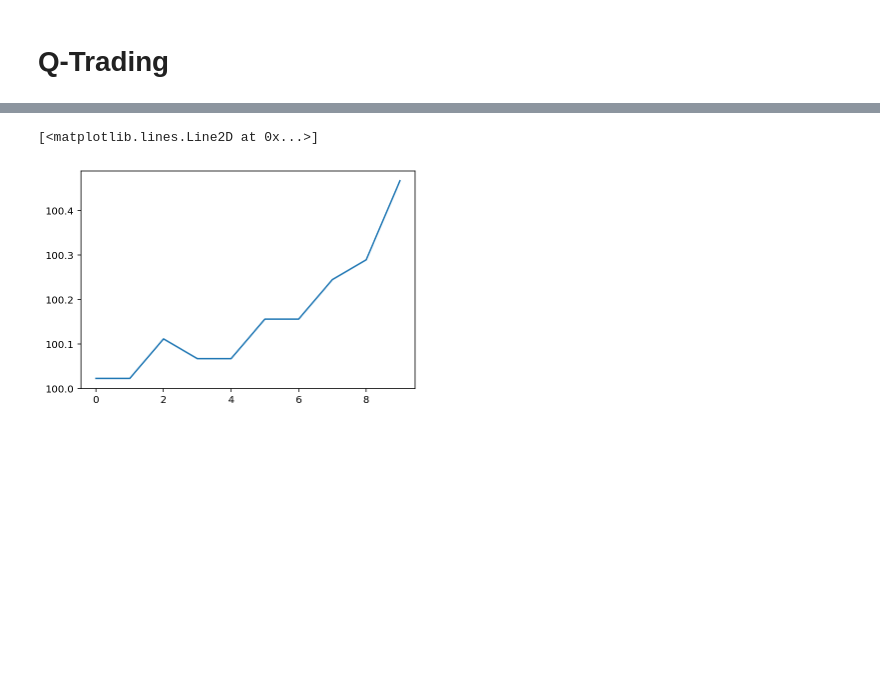
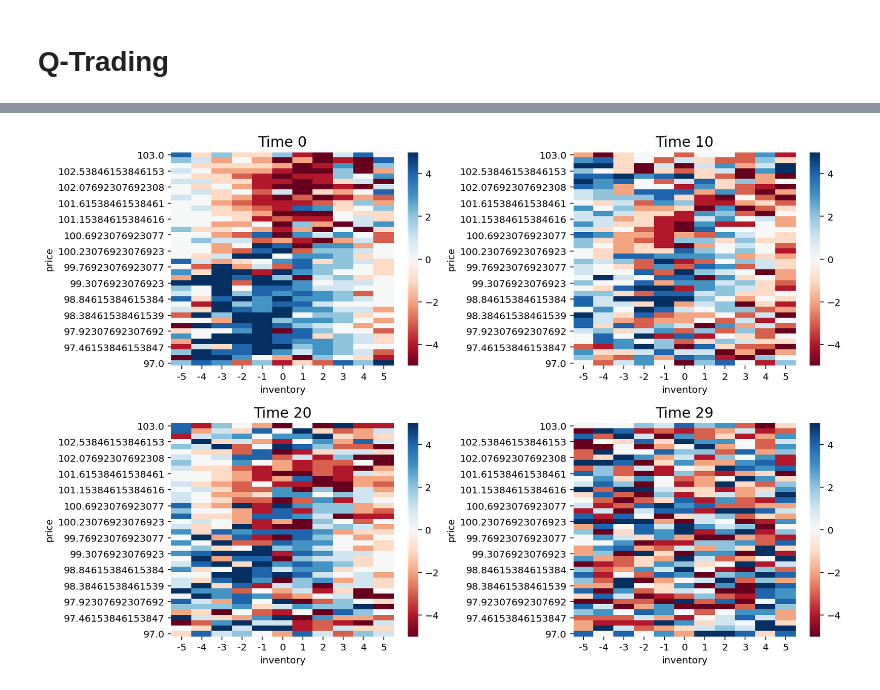
Before and after one commit to gerdm/rl-ou-process, a Jupyter notebook: test-implementation.ipynb, the cells around one changed output, grey strips where cells are left out. Drawn from its saved outputs; the diff is of its cells as text; code cells hidden in the pictures; blank space fills up the shorter version.

```diff
--- a/test-implementation.ipynb
+++ b/test-implementation.ipynb
@@ -53,8 +59,11 @@ sns.heatmap(hm_values.sort_index(ascending=False), cmap="RdBu", vmin=-5, vmax=5)
-# %%
-Xt = qtr.simulate_ou_process()
-Xt = qtr.buckets[np.digitize(Xt, qtr.buckets)]
-
-plt.plot(Xt)
-# %% [output]
-[<matplotlib.lines.Line2D at 0x...>]
-[figure, removed]
+# %%
+fig, ax = plt.subplots(2, 2, figsize=(12, 8))
+ax = ax.ravel()
+for axi, ti in zip(ax, [0, 10, 20, 29]):
+    hm_values = Qm.isel(time=ti).idxmax(dim="action").to_dataframe("A").reset_index()
+    hm_values = hm_values.pivot_table(index="price", columns="inventory", values="A").sort_index(ascending=False)
+    axi.set_title(f"Time {ti}", fontsize=15)
+    sns.heatmap(hm_values, cmap="RdBu", ax=axi)
+plt.tight_layout()
+# %% [output]
+[figure, added]
```
Also changed, not shown: parts of 11 cells of this notebook.
